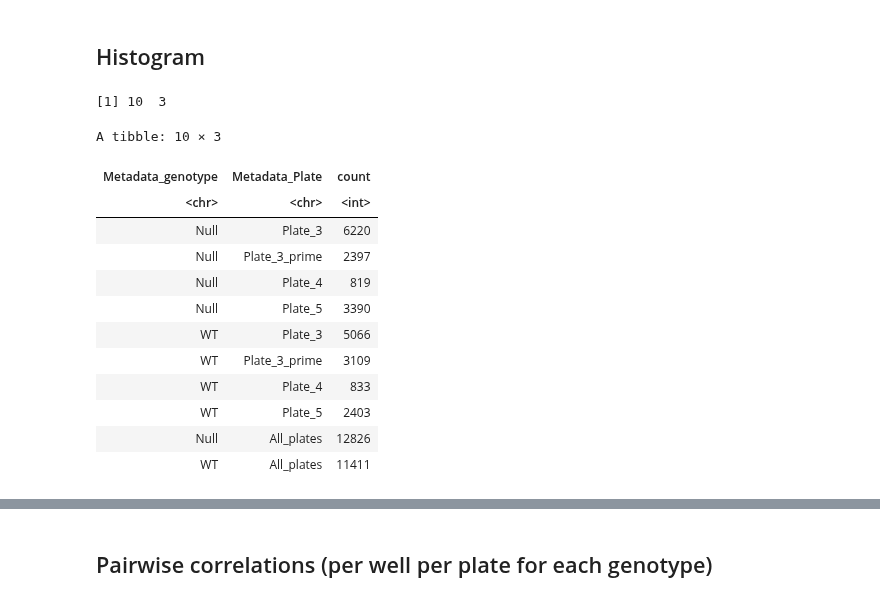
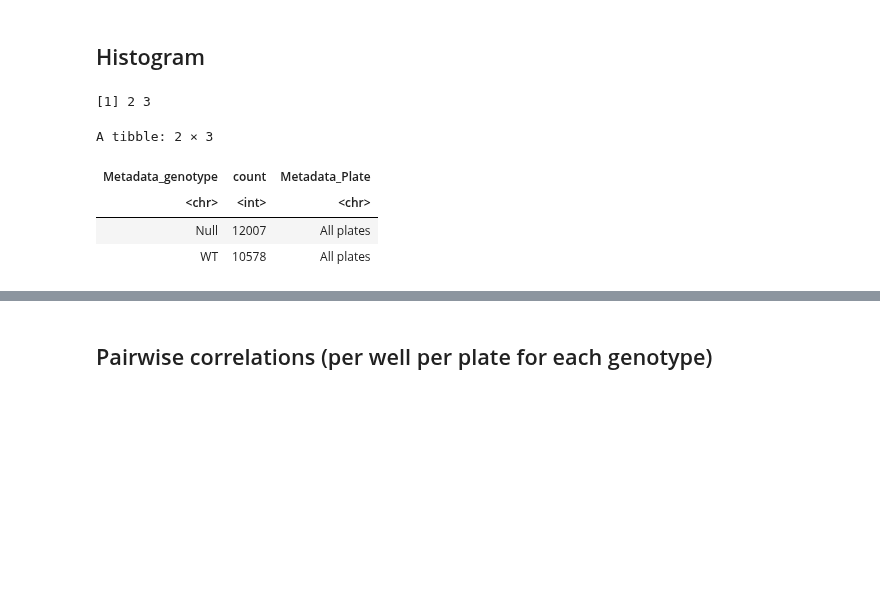
Before and after one commit to WayScience/NF1_SchwannCell_data_analysis, a Jupyter notebook: 3.figures/main_figure_2/main_figure_2.ipynb, the cells around one changed output, grey strips where cells are left out. Drawn from its saved outputs; the diff is of its cells as text; code cells hidden in the pictures; blank space fills up the shorter version.

```diff
--- a/3.figures/main_figure_2/main_figure_2.ipynb
+++ b/3.figures/main_figure_2/main_figure_2.ipynb
@@ -94,41 +100,25 @@ umap_fig_gg
 # %%
 # Replace missing values in Metadata_genotype with "Null"
 UMAP_results_df$Metadata_genotype <- na_if(UMAP_results_df$Metadata_genotype, "")
 
 # Group by Metadata_genotype and summarize the count of rows per group across all plates
 total_counts_per_genotype <- UMAP_results_df %>%
     group_by(Metadata_genotype) %>%
     summarize(count = n(), .groups = 'drop') %>%
-    mutate(Metadata_Plate = "All_plates")
-
-# Group by Metadata_genotype and Metadata_Plate, then summarize the count of rows per group
-counts_df <- UMAP_results_df %>%
-    group_by(Metadata_genotype, Metadata_Plate) %>%
-    summarize(count = n(), .groups = 'drop')
-
-# Combine the counts per genotype across all plates with the counts per genotype and plate
-combined_counts_df <- bind_rows(counts_df, total_counts_per_genotype)
+    mutate(Metadata_Plate = "All plates")
 
 # Confirm any NA values are "Null" strings in Metadata_genotype column
-combined_counts_df$Metadata_genotype[is.na(combined_counts_df$Metadata_genotype)] <- "Null"
+total_counts_per_genotype$Metadata_genotype[is.na(total_counts_per_genotype$Metadata_genotype)] <- "Null"
 
 # View the resulting counts dataframe
-dim(combined_counts_df)
-combined_counts_df
+dim(total_counts_per_genotype)
+total_counts_per_genotype
 # %% [output]
-[1] 10  3
+[1] 2 3
-A tibble: 10 × 3
+A tibble: 2 × 3
-| Metadata_genotype | Metadata_Plate | count |
-| <chr> | <chr> | <int> |
-| Null | Plate_3 | 6220 |
-| Null | Plate_3_prime | 2397 |
-| Null | Plate_4 | 819 |
-| Null | Plate_5 | 3390 |
-| WT | Plate_3 | 5066 |
-| WT | Plate_3_prime | 3109 |
-| WT | Plate_4 | 833 |
-| WT | Plate_5 | 2403 |
-| Null | All_plates | 12826 |
-| WT | All_plates | 11411 |
+| Metadata_genotype | count | Metadata_Plate |
+| <chr> | <int> | <chr> |
+| Null | 12007 | All plates |
+| WT | 10578 | All plates |
 # %%
 # Create the histogram plot with adjusted dodge width
```
Also changed, not shown: parts of 9 cells of this notebook, 2 other files.
